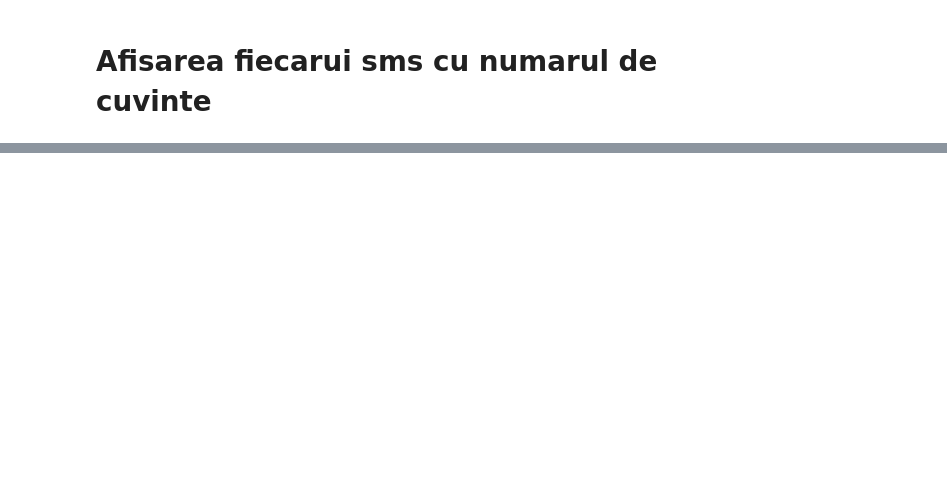
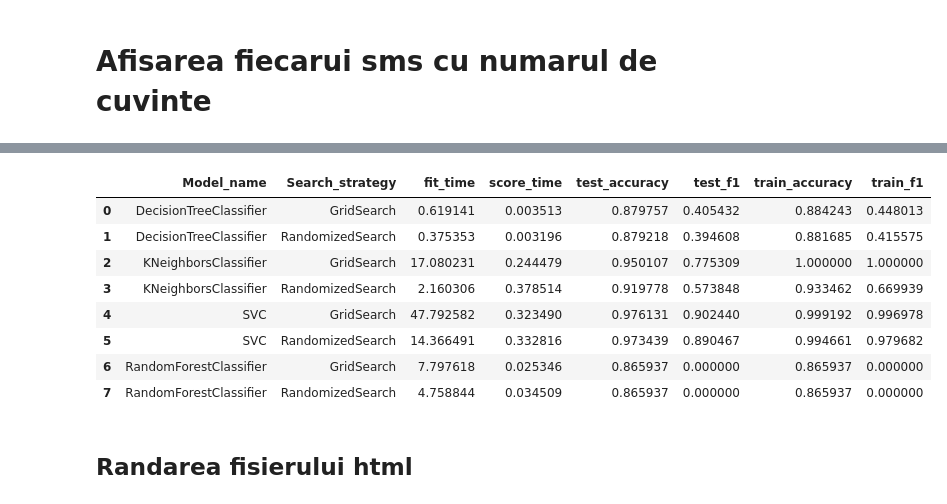
Before and after one commit to robert-adrian99/DataScience, a Jupyter notebook: Laborator11/datasets models/SMS.ipynb, the cells around one changed output, grey strips where cells are left out. Saved outputs shown, nothing was run; the diff lists cells and outputs as text; code cells hidden in the pictures; blank space fills up the shorter version.

```diff
--- a/Laborator11/datasets models/SMS.ipynb
+++ b/Laborator11/datasets models/SMS.ipynb
@@ -108,0 +370,14 @@ print(np.matrix(list(zip(data[1], words_number))))
+# %%
+sms_df.style.highlight_max(color='red').highlight_min(color='green')
+# %% [output]
+|  | Model_name | Search_strategy | fit_time | score_time | test_accuracy | test_f1 | train_accuracy | train_f1 |
+| 0 | DecisionTreeClassifier | GridSearch | 0.619141 | 0.003513 | 0.879757 | 0.405432 | 0.884243 | 0.448013 |
+| 1 | DecisionTreeClassifier | RandomizedSearch | 0.375353 | 0.003196 | 0.879218 | 0.394608 | 0.881685 | 0.415575 |
+| 2 | KNeighborsClassifier | GridSearch | 17.080231 | 0.244479 | 0.950107 | 0.775309 | 1.000000 | 1.000000 |
+| 3 | KNeighborsClassifier | RandomizedSearch | 2.160306 | 0.378514 | 0.919778 | 0.573848 | 0.933462 | 0.669939 |
+| 4 | SVC | GridSearch | 47.792582 | 0.323490 | 0.976131 | 0.902440 | 0.999192 | 0.996978 |
+| 5 | SVC | RandomizedSearch | 14.366491 | 0.332816 | 0.973439 | 0.890467 | 0.994661 | 0.979682 |
+| 6 | RandomForestClassifier | GridSearch | 7.797618 | 0.025346 | 0.865937 | 0.000000 | 0.865937 | 0.000000 |
+| 7 | RandomForestClassifier | RandomizedSearch | 4.758844 | 0.034509 | 0.865937 | 0.000000 | 0.865937 | 0.000000 |
+# %% [markdown]
+## Randarea fisierului html
```
Also changed, not shown: parts of 49 cells of this notebook, 1 other file.
